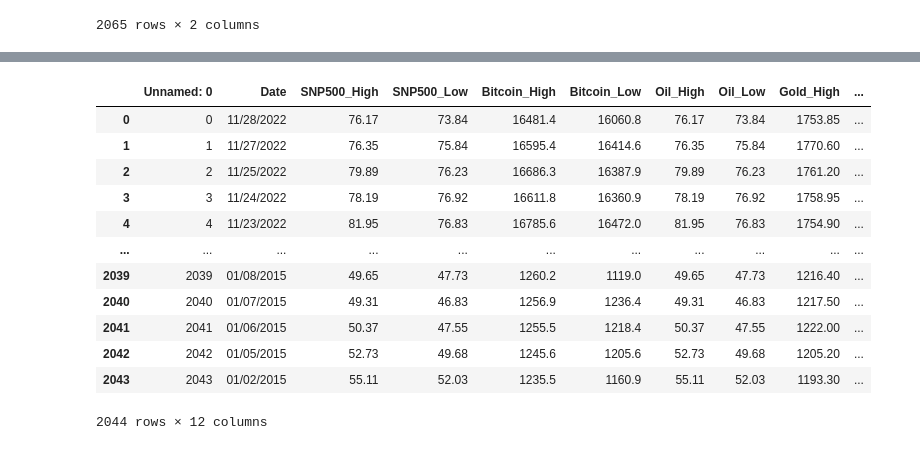
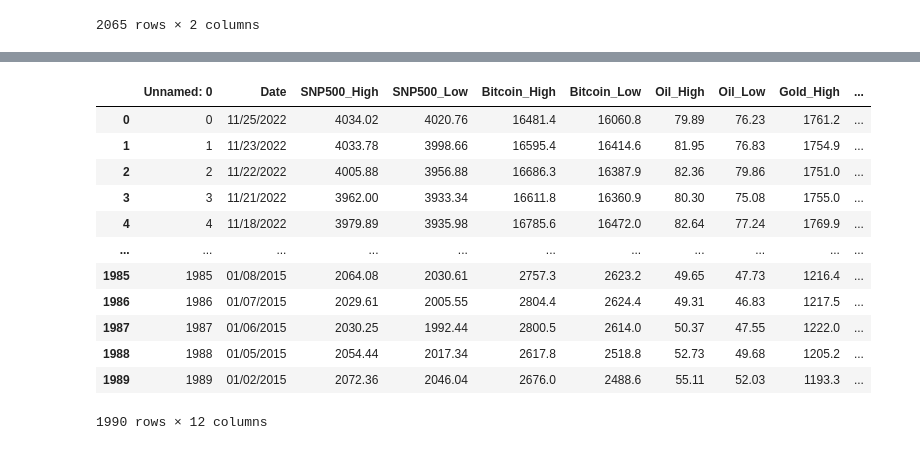
Before and after one commit to RyanKusnadi/data-engineering-pipeline-predicting-SNP500-price, a Jupyter notebook: ETL of Historical CSV data.ipynb, the cells around one changed output, grey strips where cells are left out. Saved outputs shown, nothing was run; the diff lists cells and outputs as text; code cells hidden in the pictures.

```diff
--- a/ETL of Historical CSV data.ipynb
+++ b/ETL of Historical CSV data.ipynb
@@ -192,17 +192,17 @@ df_snp500_price.to_csv("full all label and feature.csv")
 # %%
-test = pd.read_csv("full all label and feature.csv")
+test = pd.read_csv("SNP500Dataset.csv")
 test
 # %% [output]
 |  | Unnamed: 0 | Date | SNP500_High | SNP500_Low | Bitcoin_High | Bitcoin_Low | Oil_High | Oil_Low | Gold_High | ... |
-| 0 | 0 | 11/28/2022 | 76.17 | 73.84 | 16481.4 | 16060.8 | 76.17 | 73.84 | 1753.85 | ... |
-| 1 | 1 | 11/27/2022 | 76.35 | 75.84 | 16595.4 | 16414.6 | 76.35 | 75.84 | 1770.60 | ... |
-| 2 | 2 | 11/25/2022 | 79.89 | 76.23 | 16686.3 | 16387.9 | 79.89 | 76.23 | 1761.20 | ... |
-| 3 | 3 | 11/24/2022 | 78.19 | 76.92 | 16611.8 | 16360.9 | 78.19 | 76.92 | 1758.95 | ... |
-| 4 | 4 | 11/23/2022 | 81.95 | 76.83 | 16785.6 | 16472.0 | 81.95 | 76.83 | 1754.90 | ... |
+| 0 | 0 | 11/25/2022 | 4034.02 | 4020.76 | 16481.4 | 16060.8 | 79.89 | 76.23 | 1761.2 | ... |
+| 1 | 1 | 11/23/2022 | 4033.78 | 3998.66 | 16595.4 | 16414.6 | 81.95 | 76.83 | 1754.9 | ... |
+| 2 | 2 | 11/22/2022 | 4005.88 | 3956.88 | 16686.3 | 16387.9 | 82.36 | 79.86 | 1751.0 | ... |
+| 3 | 3 | 11/21/2022 | 3962.00 | 3933.34 | 16611.8 | 16360.9 | 80.30 | 75.08 | 1755.0 | ... |
+| 4 | 4 | 11/18/2022 | 3979.89 | 3935.98 | 16785.6 | 16472.0 | 82.64 | 77.24 | 1769.9 | ... |
 | ... | ... | ... | ... | ... | ... | ... | ... | ... | ... | ... |
-| 2039 | 2039 | 01/08/2015 | 49.65 | 47.73 | 1260.2 | 1119.0 | 49.65 | 47.73 | 1216.40 | ... |
-| 2040 | 2040 | 01/07/2015 | 49.31 | 46.83 | 1256.9 | 1236.4 | 49.31 | 46.83 | 1217.50 | ... |
-| 2041 | 2041 | 01/06/2015 | 50.37 | 47.55 | 1255.5 | 1218.4 | 50.37 | 47.55 | 1222.00 | ... |
-| 2042 | 2042 | 01/05/2015 | 52.73 | 49.68 | 1245.6 | 1205.6 | 52.73 | 49.68 | 1205.20 | ... |
-| 2043 | 2043 | 01/02/2015 | 55.11 | 52.03 | 1235.5 | 1160.9 | 55.11 | 52.03 | 1193.30 | ... |
+| 1985 | 1985 | 01/08/2015 | 2064.08 | 2030.61 | 2757.3 | 2623.2 | 49.65 | 47.73 | 1216.4 | ... |
+| 1986 | 1986 | 01/07/2015 | 2029.61 | 2005.55 | 2804.4 | 2624.4 | 49.31 | 46.83 | 1217.5 | ... |
+| 1987 | 1987 | 01/06/2015 | 2030.25 | 1992.44 | 2800.5 | 2614.0 | 50.37 | 47.55 | 1222.0 | ... |
+| 1988 | 1988 | 01/05/2015 | 2054.44 | 2017.34 | 2617.8 | 2518.8 | 52.73 | 49.68 | 1205.2 | ... |
+| 1989 | 1989 | 01/02/2015 | 2072.36 | 2046.04 | 2676.0 | 2488.6 | 55.11 | 52.03 | 1193.3 | ... |
-2044 rows × 12 columns
+1990 rows × 12 columns
```
Also changed, not shown: parts of 7 cells of this notebook, 2 other files.
